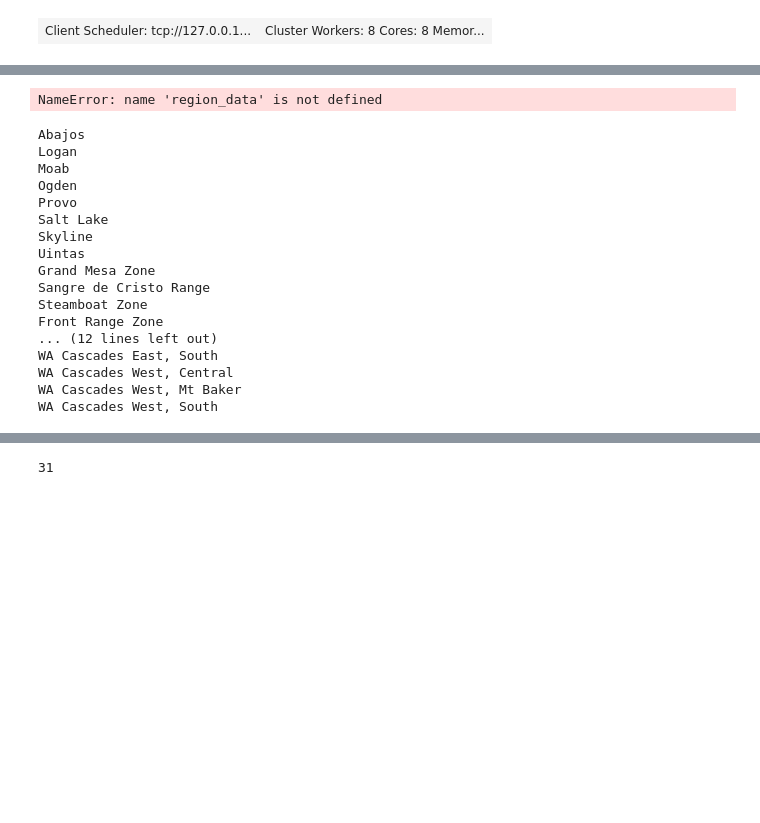
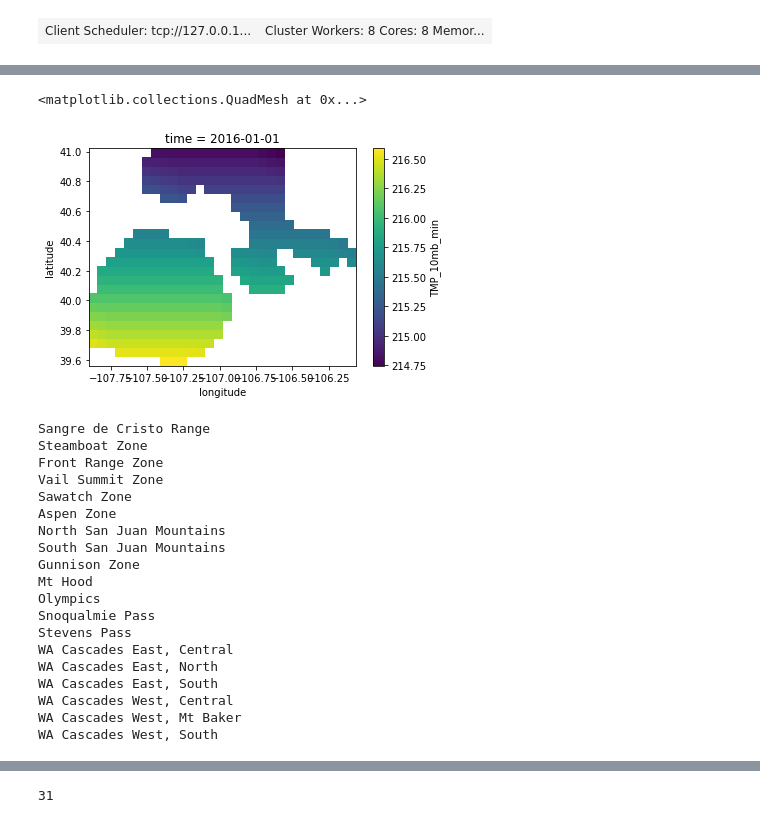
Before and after one commit to scottcha/OpenAvalancheProject, a Jupyter notebook: Scratch/Notebooks/XGBoostAllData.ipynb, the cells around one changed output, grey strips where cells are left out. Saved outputs shown, nothing was run; the diff lists cells and outputs as text; code cells hidden in the pictures; blank space fills up the shorter version.

```diff
--- a/Scratch/Notebooks/XGBoostAllData.ipynb
+++ b/Scratch/Notebooks/XGBoostAllData.ipynb
@@ -15,5 +20,5 @@ import pyarrow
 # %%
-processed_path = '/media/scottcha/Data/Temp/GFSFiltered/'
+processed_path = '/media/scottcha/E1/Data/OAPMLData/GFSTrainingData/GFSFiltered/'
 path_to_labels = '/media/scottcha/E1/Data/OAPMLData/CleanedForecastsNWAC_CAIC_UAC.V1.csv'
 # %%
 def speak(text):
@@ -97,6 +106,6 @@ def lookup_forecast_region(label_region):
 # %%
-regions = ['Abajos', 'Logan', 'Moab', 'Ogden', 'Provo',
-           'Salt Lake', 'Skyline', 'Uintas', 'Grand Mesa Zone',
+regions = [#'Abajos', 'Logan', 'Moab', 'Ogden', 'Provo',
+           #'Salt Lake', 'Skyline', 'Uintas', 'Grand Mesa Zone',
            'Sangre de Cristo Range', 'Steamboat Zone', 'Front Range Zone',
            'Vail Summit Zone', 'Sawatch Zone', 'Aspen Zone',
            'North San Juan Mountains', 'South San Juan Mountains', 'Gunnison Zone',
@@ -108,7 +117,7 @@ regions = ['Abajos', 'Logan', 'Moab', 'Ogden', 'Provo',
 #maintaining this as a dict since the arrays are ragged and its more efficient this way
 region_data = {}
 for r in regions:
-    region_data[r] = xr.open_mfdataset('/media/scottcha/E1/Data/OAPMLData/GFSTrainingData/GFSFiltered/Region_' + r + '*.nc', combine='nested', concat_dim='time', chunks={'season': 1, 'region': -1, 'latitude': 2, 'longitude': 2, 'var': -1, 'time': -1}).to_array()
+    region_data[r] = xr.open_dataset(processed_path + 'Region_' + r + '_20160101.nc')#, combine='nested', concat_dim='time')#, chunks={'season': 1, 'region': -1, 'latitude': 2, 'longitude': 2, 'var': -1, 'time': -1}).to_array()
 # %%
 region_data['Olympics']
 # %% [output]
@@ -163,38 +181,42 @@ labels = labels[labels[region_col]!='Unknown region']
 # %%
 #this demonstrates wihtin a region how much data we have versus masked out areas
-region_data['Steamboat Zone'].isel(var=2, time=300, season=0).plot()
+region_data['Steamboat Zone'].TMP_10mb_min.plot()
 # %% [output]
-NameError: name 'region_data' is not defined
+<matplotlib.collections.QuadMesh at 0x...>
+[figure, added]
 # %%
-#find union of all lat/lon/region
-#the process to filter the lat/lon is expensive but we need to do it here (1-2 mins per region)
+#find union of all lat/lon/region to just grids with values
+#the process to filter the lat/lon is expensive but we need to do it here (30 seconds per region)
 #as the helps the batch process select relevant data
 lat_lon_union = pd.DataFrame()
 for r in region_data.keys():
     print(r)
-    region_df = region_data[r].stack(lat_lon_region = ('latitude', 'longitude', 'region')).lat_lon_region.to_dataframe()
-    tmp_df = pd.DataFrame.from_records(region_df['lat_lon_region'], columns=['latitude', 'longitude', region_col])
+    region_df = region_data[r].stack(lat_lon = ('latitude', 'longitude')).lat_lon.to_dataframe()
+    tmp_df = pd.DataFrame.from_records(region_df['lat_lon'], columns=['latitude', 'longitude'])
     indexes_to_drop = []
     for index, row in tmp_df.iterrows():
         #TODO: there might be a more efficient way than doing this one by one?
-        if 0 == np.count_nonzero(region_data[r].sel(latitude=row['latitude'], longitude=row['longitude']).stack(time_var = ('season','time', 'var')).dropna(dim='time_var', how='all').values):
+        if 0 == np.count_nonzero(region_data[r].to_array().sel(latitude=row['latitude'], longitude=row['longitude']).stack(time_var = ('time', 'variable')).dropna(dim='time_var', how='all').values):
             indexes_to_drop.append(index)
     tmp_df.drop(indexes_to_drop, axis=0, inplace=True)
+    tmp_df[region_col] = r
     lat_lon_union = pd.concat([lat_lon_union, tmp_df])
 # %% [output]
-Abajos
-Logan
-Moab
-Ogden
-Provo
-Salt Lake
-Skyline
-Uintas
-Grand Mesa Zone
 Sangre de Cristo Range
 Steamboat Zone
 Front Range Zone
-... (12 lines left out)
+Vail Summit Zone
+Sawatch Zone
+Aspen Zone
+North San Juan Mountains
+South San Juan Mountains
+Gunnison Zone
+Mt Hood
+Olympics
+Snoqualmie Pass
+Stevens Pass
+WA Cascades East, Central
+WA Cascades East, North
 WA Cascades East, South
 WA Cascades West, Central
 WA Cascades West, Mt Baker
```
Also changed, not shown: parts of 115 cells of this notebook, 1 other file.
